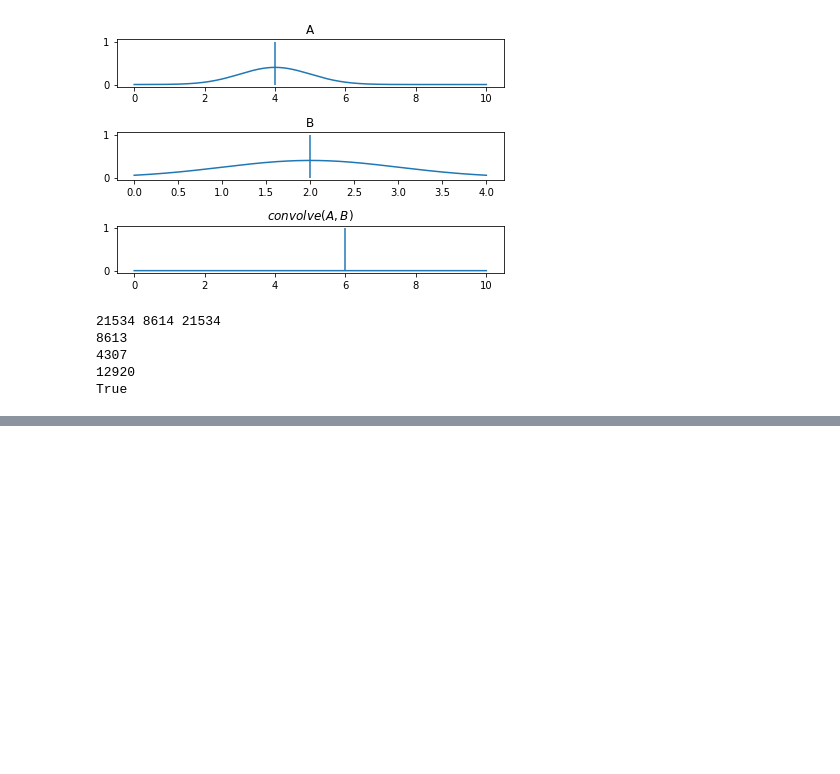
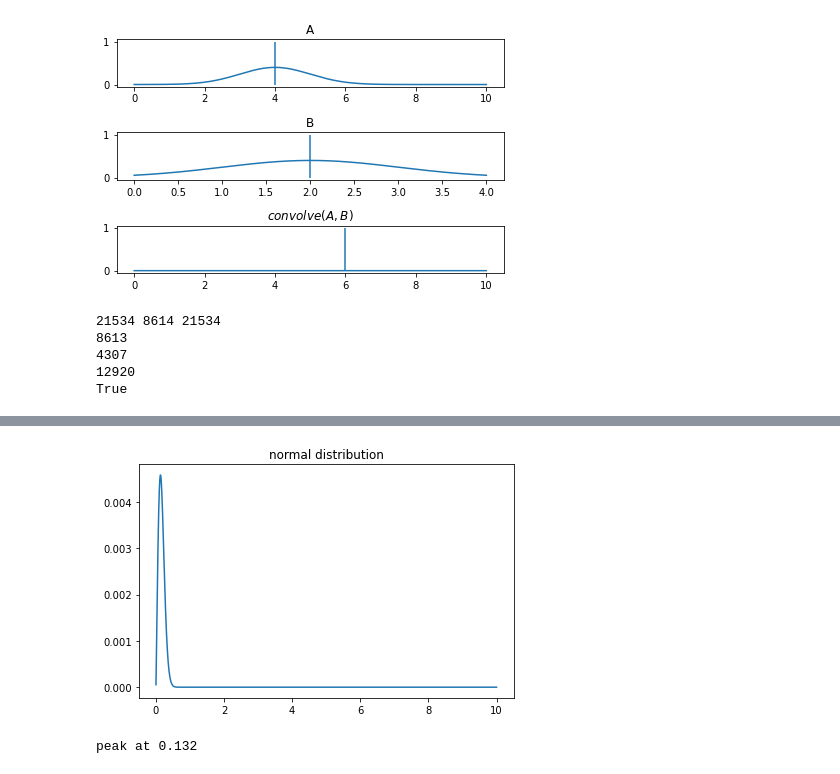
Before and after one commit to tomzhu1024/auto-accompaniment-reboot, a Jupyter notebook: playground/refrac_check.ipynb, the cells around one changed output, grey strips where cells are left out. Saved outputs shown, nothing was run; the diff lists cells and outputs as text; code cells hidden in the pictures; blank space fills up the shorter version.

```diff
--- a/playground/refrac_check.ipynb
+++ b/playground/refrac_check.ipynb
@@ -708,0 +728,10 @@ True
+# %%
+tmp = np.convolve(nm_pdf, nm_pdf)[:len(time_axis)]
+plt.title('normal distribution')
+plt.plot(time_axis, tmp)
+plt.tight_layout()
+plt.show()
+print('peak at', time_axis[np.argmax(tmp)])
+# %% [output]
+[figure, added]
+peak at 0.132
```
Also changed, not shown: parts of 31 cells of this notebook, 6 other files.
